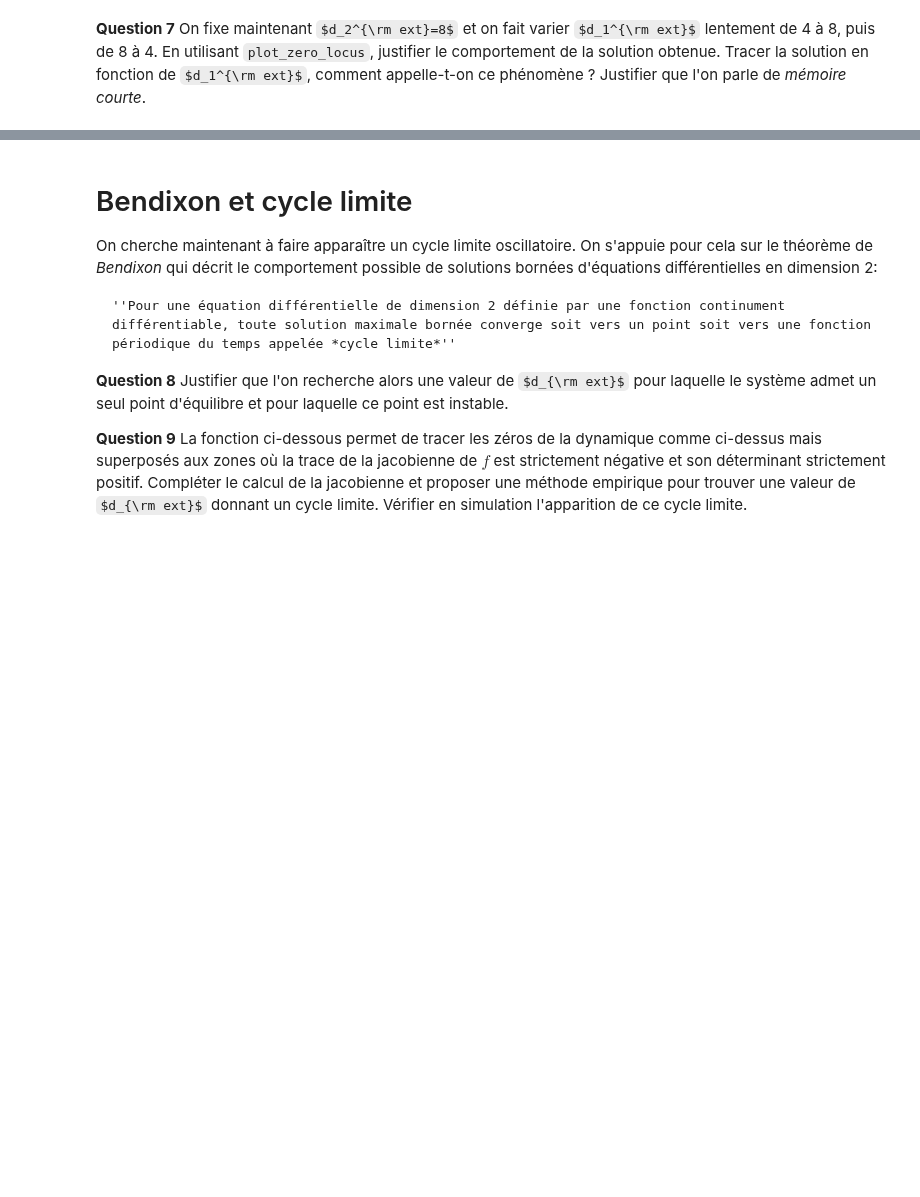
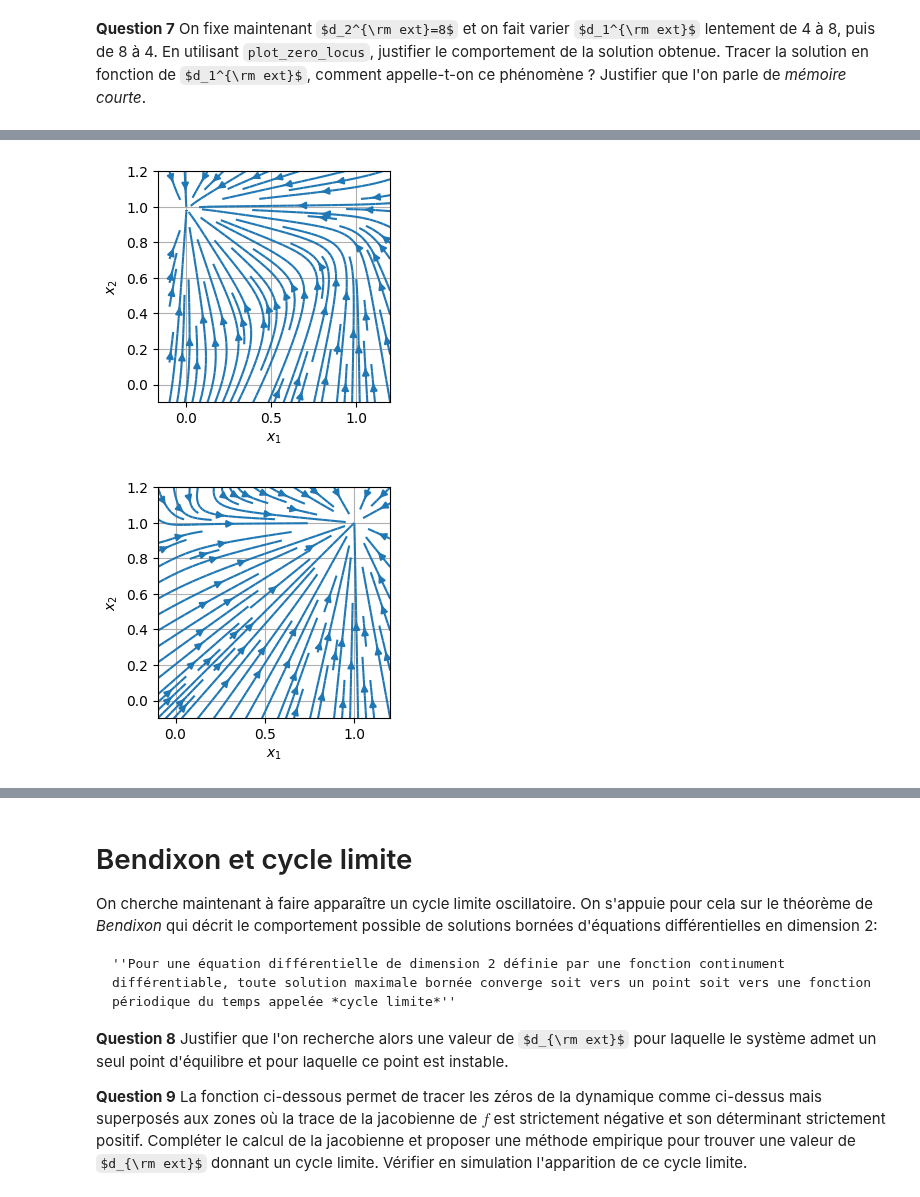
Before and after one commit to JulieBoyer/CotteBoyer, a Jupyter notebook: Projet_Eq_Diff.ipynb, the cells around one changed output, grey strips where cells are left out. Cells and saved outputs as stored; diff of their text form; code cells hidden in the pictures; some formulas as TeX source; blank space fills up the shorter version.

```diff
--- a/Projet_Eq_Diff.ipynb
+++ b/Projet_Eq_Diff.ipynb
@@ -330,0 +386,35 @@ time, x = solve_euler_explicit(f_d_ext_varying, x0, dt, t0, tf)
+# %%
+d_ext = np.array([4.0,8.0])
+
+grid_x1 = np.linspace(-0.1,1.2,70)
+grid_x2 = np.linspace(-0.1,1.2,70)
+X1, X2 = np.meshgrid(grid_x1,grid_x2)
+
+X1dot = -X1 + sigmoid(W[0,0]*X1 + W[0,1]*X2 + d_ext[0])
+X2dot = -X2 + sigmoid(W[1,0]*X1 + W[1,1]*X2 + d_ext[1])
+
+plt.figure()
+plt.streamplot(grid_x1, grid_x2, X1dot, X2dot)
+plt.grid(True)
+plt.xlabel('$x_1$')
+plt.ylabel('$x_2$')
+plt.show()
+
+d_ext_ = np.array([8.0,8.0])
+
+grid_x1_ = np.linspace(-0.1,1.2,70)
+grid_x2_ = np.linspace(-0.1,1.2,70)
+X1_, X2_ = np.meshgrid(grid_x1_,grid_x2_)
+
+X1dot_ = -X1_ + sigmoid(W[0,0]*X1_ + W[0,1]*X2_ + d_ext_[0])
+X2dot_ = -X2_ + sigmoid(W[1,0]*X1_ + W[1,1]*X2_ + d_ext_[1])
+
+plt.figure()
+plt.streamplot(grid_x1_, grid_x2_, X1dot_, X2dot_)
+plt.grid(True)
+plt.xlabel('$x_1$')
+plt.ylabel('$x_2$')
+plt.show()
+# %% [output]
+[figure, added]
+[figure, added]
```
Also changed, not shown: parts of 6 cells of this notebook.
